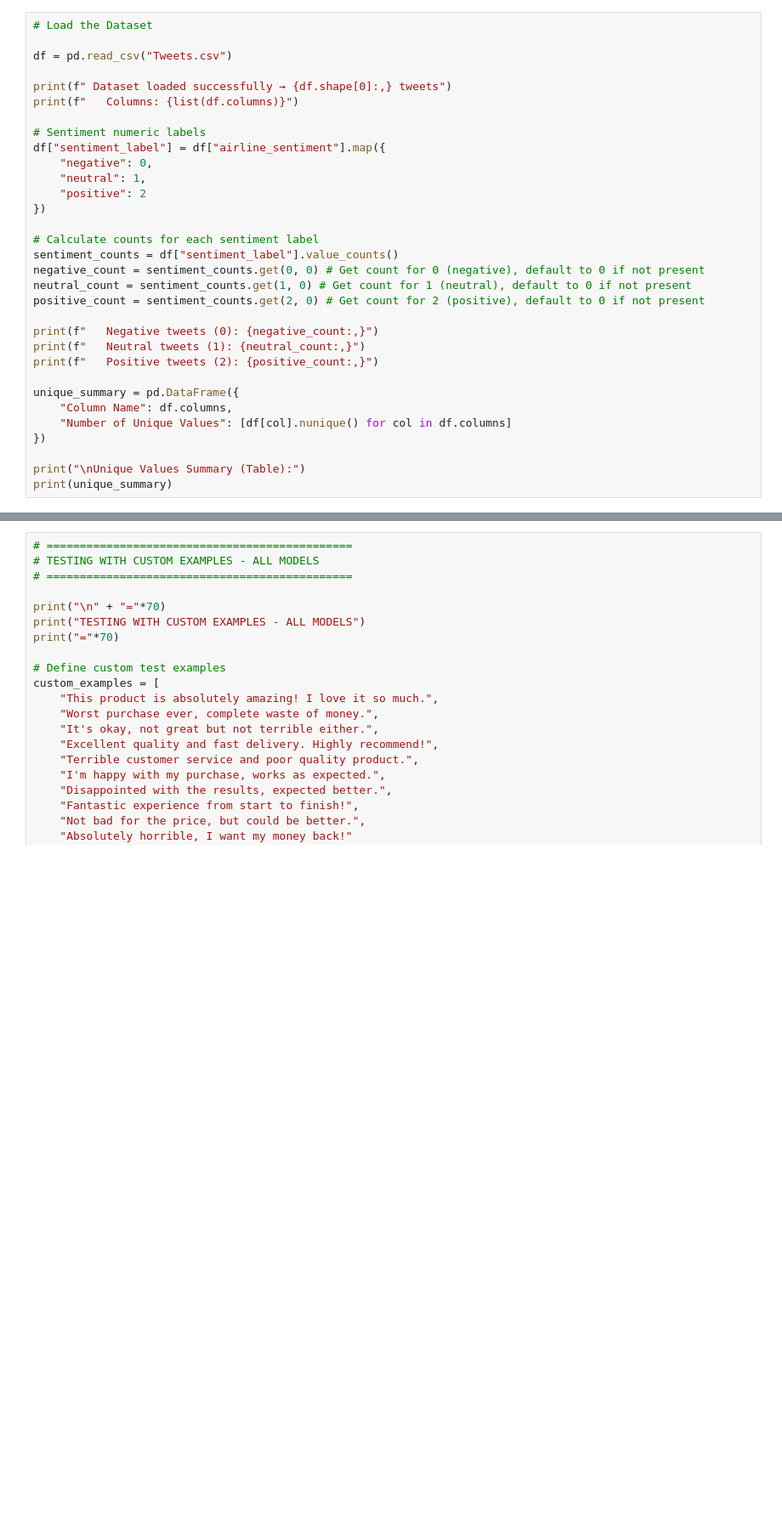
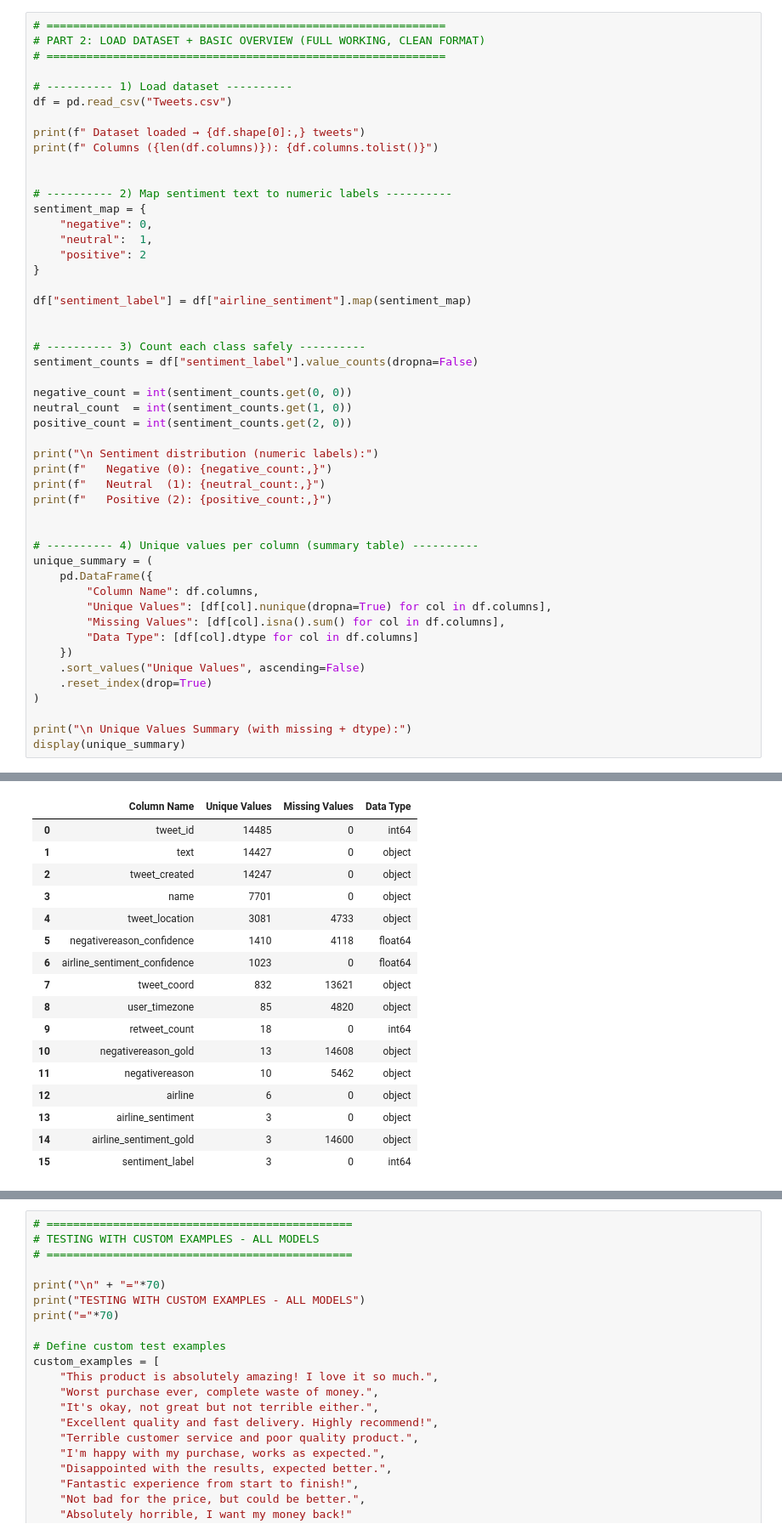
Before and after one commit to akash99955/AML, a Jupyter notebook: AML.ipynb, the cells around one changed output, grey strips where cells are left out. Shown at 85% size. Saved outputs shown, nothing was run; the diff lists cells and outputs as text; blank space fills up the shorter version.

```diff
--- a/AML.ipynb
+++ b/AML.ipynb
@@ -61,33 +121,50 @@ NLTK data downloaded successfully!
 # %%
-# Load the Dataset
+# ============================================================
+# PART 2: LOAD DATASET + BASIC OVERVIEW (FULL WORKING, CLEAN FORMAT)
+# ============================================================
 
+# ---------- 1) Load dataset ----------
 df = pd.read_csv("Tweets.csv")
 
-print(f" Dataset loaded successfully → {df.shape[0]:,} tweets")
-print(f"   Columns: {list(df.columns)}")
+print(f" Dataset loaded → {df.shape[0]:,} tweets")
+print(f" Columns ({len(df.columns)}): {df.columns.tolist()}")
 
-# Sentiment numeric labels
-df["sentiment_label"] = df["airline_sentiment"].map({
+
+# ---------- 2) Map sentiment text to numeric labels ----------
+sentiment_map = {
     "negative": 0,
-    "neutral": 1,
+    "neutral":  1,
     "positive": 2
-})
+}
 
-# Calculate counts for each sentiment label
-sentiment_counts = df["sentiment_label"].value_counts()
-negative_count = sentiment_counts.get(0, 0) # Get count for 0 (negative), default to 0 if not present
-neutral_count = sentiment_counts.get(1, 0) # Get count for 1 (neutral), default to 0 if not present
-positive_count = sentiment_counts.get(2, 0) # Get count for 2 (positive), default to 0 if not present
+df["sentiment_label"] = df["airline_sentiment"].map(sentiment_map)
 
-print(f"   Negative tweets (0): {negative_count:,}")
-print(f"   Neutral tweets (1): {neutral_count:,}")
-print(f"   Positive tweets (2): {positive_count:,}")
 
-unique_summary = pd.DataFrame({
-    "Column Name": df.columns,
-    "Number of Unique Values": [df[col].nunique() for col in df.columns]
-})
+# ---------- 3) Count each class safely ----------
+sentiment_counts = df["sentiment_label"].value_counts(dropna=False)
 
-print("\nUnique Values Summary (Table):")
-print(unique_summary)
+negative_count = int(sentiment_counts.get(0, 0))
+neutral_count  = int(sentiment_counts.get(1, 0))
+positive_count = int(sentiment_counts.get(2, 0))
+
+print("\n Sentiment distribution (numeric labels):")
+print(f"   Negative (0): {negative_count:,}")
+print(f"   Neutral  (1): {neutral_count:,}")
+print(f"   Positive (2): {positive_count:,}")
+
+
+# ---------- 4) Unique values per column (summary table) ----------
+unique_summary = (
+    pd.DataFrame({
+        "Column Name": df.columns,
+        "Unique Values": [df[col].nunique(dropna=True) for col in df.columns],
+        "Missing Values": [df[col].isna().sum() for col in df.columns],
+        "Data Type": [df[col].dtype for col in df.columns]
+    })
+    .sort_values("Unique Values", ascending=False)
+    .reset_index(drop=True)
+)
+
+print("\n Unique Values Summary (with missing + dtype):")
+display(unique_summary)
 # %% [output]
@@ -111 +180,18 @@ Unique Values Summary (Table):
+|  | Column Name | Unique Values | Missing Values | Data Type |
+| 0 | tweet_id | 14485 | 0 | int64 |
+| 1 | text | 14427 | 0 | object |
+| 2 | tweet_created | 14247 | 0 | object |
+| 3 | name | 7701 | 0 | object |
+| 4 | tweet_location | 3081 | 4733 | object |
+| 5 | negativereason_confidence | 1410 | 4118 | float64 |
+| 6 | airline_sentiment_confidence | 1023 | 0 | float64 |
+| 7 | tweet_coord | 832 | 13621 | object |
+| 8 | user_timezone | 85 | 4820 | object |
+| 9 | retweet_count | 18 | 0 | int64 |
+| 10 | negativereason_gold | 13 | 14608 | object |
+| 11 | negativereason | 10 | 5462 | object |
+| 12 | airline | 6 | 0 | object |
+| 13 | airline_sentiment | 3 | 0 | object |
+| 14 | airline_sentiment_gold | 3 | 14600 | object |
+| 15 | sentiment_label | 3 | 0 | int64 |
 # %%
```
Also changed, not shown: parts of 13 cells of this notebook.
